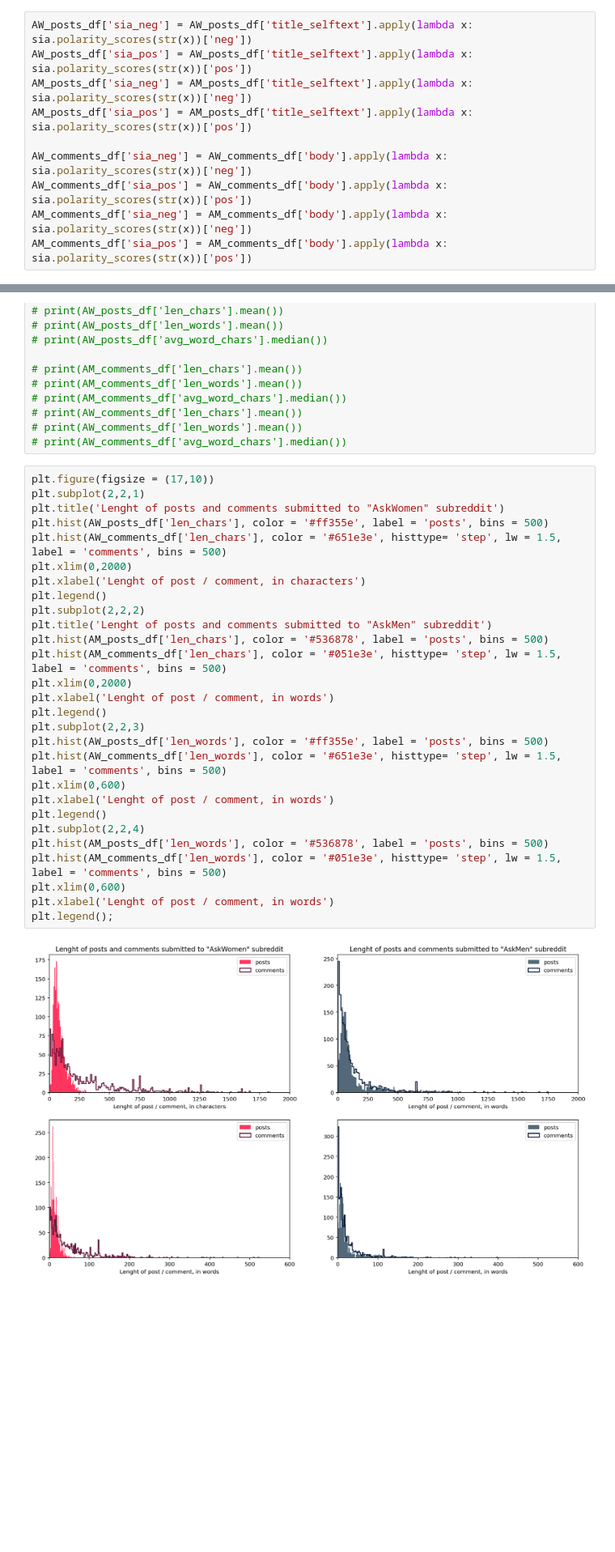
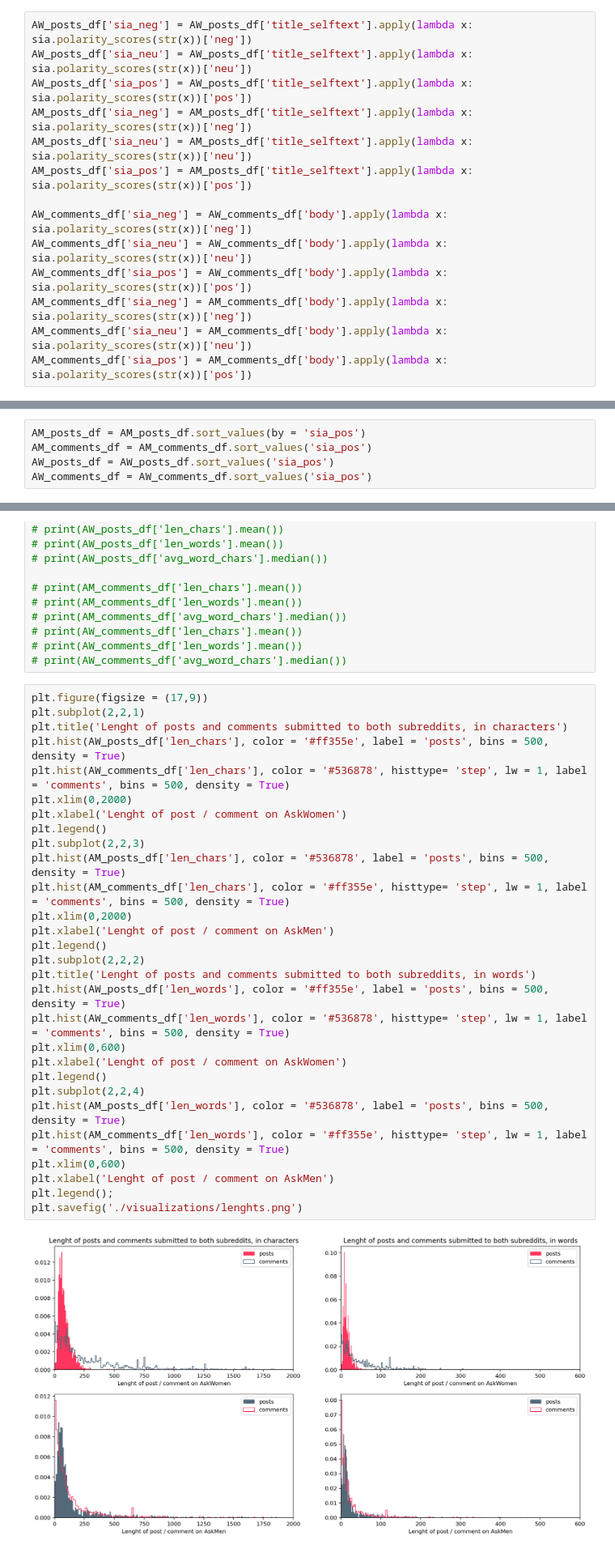
Before and after one commit to Marrrta/nlp_author_gender, a Jupyter notebook: Project_3-MartaLew-gender.ipynb, the cells around one changed output, grey strips where cells are left out. Shown at 81% size. Saved outputs shown, nothing was run; the diff lists cells and outputs as text; blank space fills up the shorter version.

```diff
--- a/Project_3-MartaLew-gender.ipynb
+++ b/Project_3-MartaLew-gender.ipynb
@@ -247,13 +250,17 @@ sia.polarity_scores(AW_posts_corpus+AW_comments_corpus)
 sia.polarity_scores(AM_posts_corpus+AM_comments_corpus)
 # %%
 AW_posts_df['sia_neg'] = AW_posts_df['title_selftext'].apply(lambda x: sia.polarity_scores(str(x))['neg'])
+AW_posts_df['sia_neu'] = AW_posts_df['title_selftext'].apply(lambda x: sia.polarity_scores(str(x))['neu'])
 AW_posts_df['sia_pos'] = AW_posts_df['title_selftext'].apply(lambda x: sia.polarity_scores(str(x))['pos'])
 AM_posts_df['sia_neg'] = AM_posts_df['title_selftext'].apply(lambda x: sia.polarity_scores(str(x))['neg'])
+AM_posts_df['sia_neu'] = AM_posts_df['title_selftext'].apply(lambda x: sia.polarity_scores(str(x))['neu'])
 AM_posts_df['sia_pos'] = AM_posts_df['title_selftext'].apply(lambda x: sia.polarity_scores(str(x))['pos'])
 
 AW_comments_df['sia_neg'] = AW_comments_df['body'].apply(lambda x: sia.polarity_scores(str(x))['neg'])
+AW_comments_df['sia_neu'] = AW_comments_df['body'].apply(lambda x: sia.polarity_scores(str(x))['neu'])
 AW_comments_df['sia_pos'] = AW_comments_df['body'].apply(lambda x: sia.polarity_scores(str(x))['pos'])
 AM_comments_df['sia_neg'] = AM_comments_df['body'].apply(lambda x: sia.polarity_scores(str(x))['neg'])
+AM_comments_df['sia_neu'] = AM_comments_df['body'].apply(lambda x: sia.polarity_scores(str(x))['neu'])
 AM_comments_df['sia_pos'] = AM_comments_df['body'].apply(lambda x: sia.polarity_scores(str(x))['pos'])
 # %%
 plt.figure(figsize = (15,12))
@@ -350,0 +380,5 @@ AM_posts_df.tail().iloc[:,-5:]
+# %%
+AM_posts_df = AM_posts_df.sort_values(by = 'sia_pos')
+AM_comments_df = AM_comments_df.sort_values('sia_pos')
+AW_posts_df = AW_posts_df.sort_values('sia_pos')
+AW_comments_df = AW_comments_df.sort_values('sia_pos')
@@ -384,35 +454,36 @@ AW_comments_df['avg_word_chars'] = AW_comments_df['len_chars']/AW_comments_df['l
 # print(AW_comments_df['len_words'].mean())
 # print(AW_comments_df['avg_word_chars'].median())
 # %%
-plt.figure(figsize = (17,10))
+plt.figure(figsize = (17,9))
 plt.subplot(2,2,1)
-plt.title('Lenght of posts and comments submitted to "AskWomen" subreddit')
-plt.hist(AW_posts_df['len_chars'], color = '#ff355e', label = 'posts', bins = 500)
-plt.hist(AW_comments_df['len_chars'], color = '#651e3e', histtype= 'step', lw = 1.5, label = 'comments', bins = 500)
+plt.title('Lenght of posts and comments submitted to both subreddits, in characters')
+plt.hist(AW_posts_df['len_chars'], color = '#ff355e', label = 'posts', bins = 500, density = True)
+plt.hist(AW_comments_df['len_chars'], color = '#536878', histtype= 'step', lw = 1, label = 'comments', bins = 500, density = True)
 plt.xlim(0,2000)
-plt.xlabel('Lenght of post / comment, in characters')
+plt.xlabel('Lenght of post / comment on AskWomen')
+plt.legend()
+plt.subplot(2,2,3)
+plt.hist(AM_posts_df['len_chars'], color = '#536878', label = 'posts', bins = 500, density = True)
+plt.hist(AM_comments_df['len_chars'], color = '#ff355e', histtype= 'step', lw = 1, label = 'comments', bins = 500, density = True)
+plt.xlim(0,2000)
+plt.xlabel('Lenght of post / comment on AskMen')
 plt.legend()
 plt.subplot(2,2,2)
-plt.title('Lenght of posts and comments submitted to "AskMen" subreddit')
-plt.hist(AM_posts_df['len_chars'], color = '#536878', label = 'posts', bins = 500)
-plt.hist(AM_comments_df['len_chars'], color = '#051e3e', histtype= 'step', lw = 1.5, label = 'comments', bins = 500)
-plt.xlim(0,2000)
-plt.xlabel('Lenght of post / comment, in words')
-plt.legend()
-plt.subplot(2,2,3)
-plt.hist(AW_posts_df['len_words'], color = '#ff355e', label = 'posts', bins = 500)
-plt.hist(AW_comments_df['len_words'], color = '#651e3e', histtype= 'step', lw = 1.5, label = 'comments', bins = 500)
+plt.title('Lenght of posts and comments submitted to both subreddits, in words')
+plt.hist(AW_posts_df['len_words'], color = '#ff355e', label = 'posts', bins = 500, density = True)
+plt.hist(AW_comments_df['len_words'], color = '#536878', histtype= 'step', lw = 1, label = 'comments', bins = 500, density = True)
 plt.xlim(0,600)
-plt.xlabel('Lenght of post / comment, in words')
+plt.xlabel('Lenght of post / comment on AskWomen')
 plt.legend()
 plt.subplot(2,2,4)
-plt.hist(AM_posts_df['len_words'], color = '#536878', label = 'posts', bins = 500)
-plt.hist(AM_comments_df['len_words'], color = '#051e3e', histtype= 'step', lw = 1.5, label = 'comments', bins = 500)
+plt.hist(AM_posts_df['len_words'], color = '#536878', label = 'posts', bins = 500, density = True)
+plt.hist(AM_comments_df['len_words'], color = '#ff355e', histtype= 'step', lw = 1, label = 'comments', bins = 500, density = True)
 plt.xlim(0,600)
-plt.xlabel('Lenght of post / comment, in words')
+plt.xlabel('Lenght of post / comment on AskMen')
 plt.legend();
+plt.savefig('./visualizations/lenghts.png')
 # %% [output]
-[figure, old version]
+[figure, new version]
 # %%
 AW_comments_df['len_chars'].describe()
 # %% [output]
```
Also changed, not shown: parts of 32 cells of this notebook, 4 other files.
